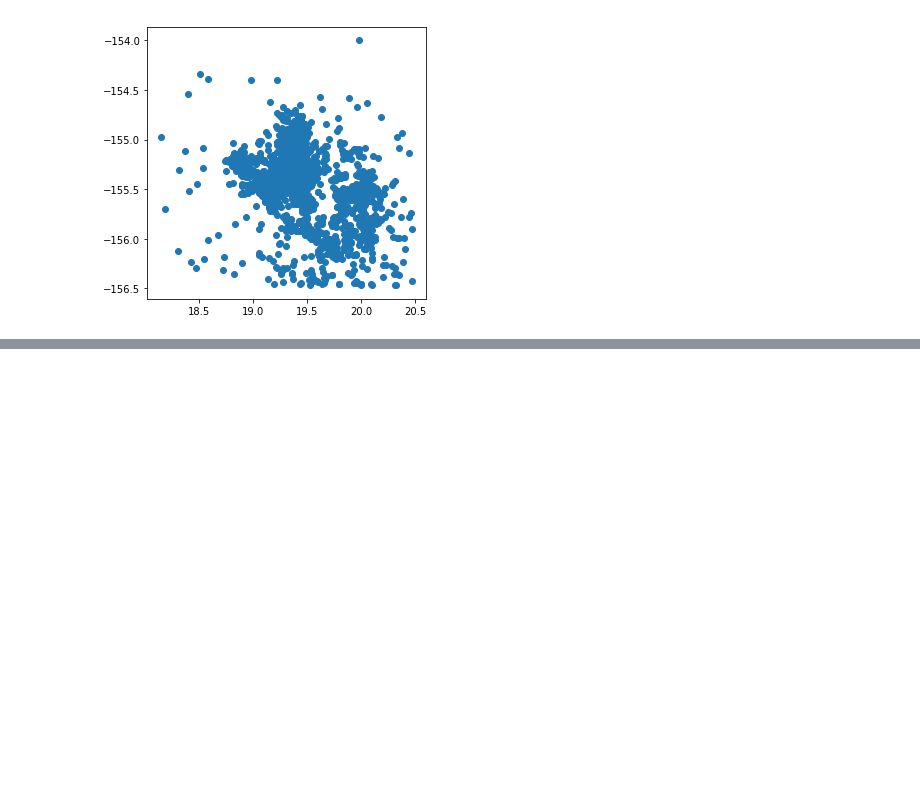
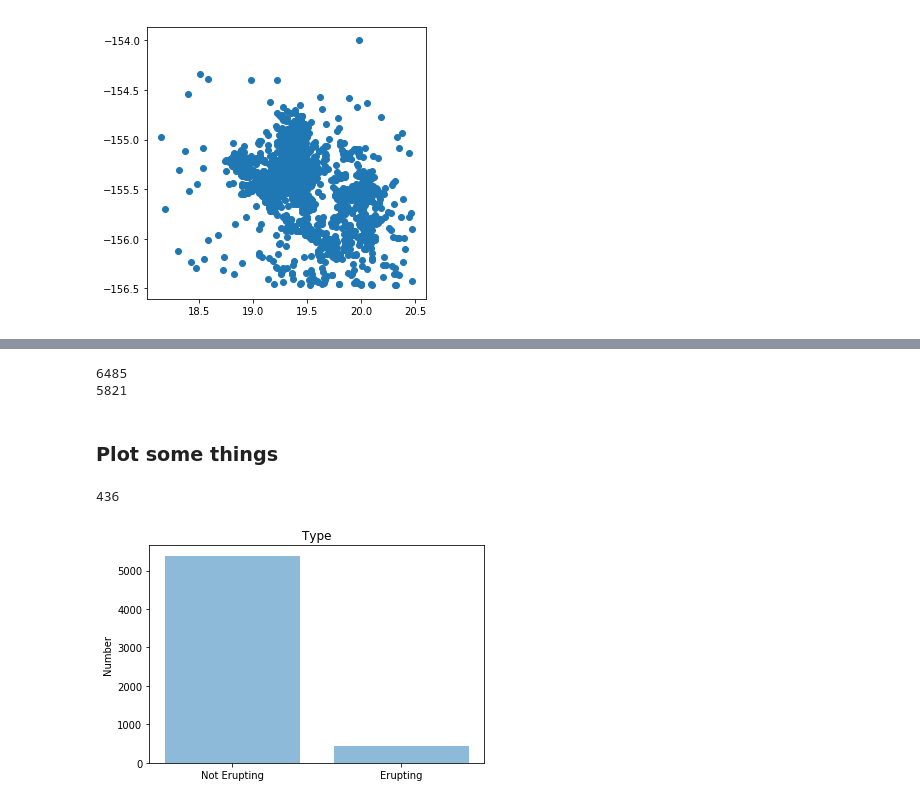
Before and after one commit to bmullet/PEEVED, a Jupyter notebook: Data Exploration.ipynb, the cells around one changed output, grey strips where cells are left out. Cells and saved outputs as stored; diff of their text form; code cells hidden in the pictures; blank space fills up the shorter version.

```diff
--- a/Data Exploration.ipynb
+++ b/Data Exploration.ipynb
@@ -42,0 +31,6 @@ datetime.datetime(2019, 10, 3, 6, 10, 43)
+# %%
+eruption_csv_path = 'PuuOo.csv'
+eq_csv_path       = 'puuoo_earthquakes.csv'
+
+p = PuuOo(eruption_csv_path)
+time, lat, lon, depth, mag = load_puuoo_eqs(eq_csv_path)
@@ -42,0 +55,48 @@ datetime.datetime(2019, 10, 3, 6, 10, 43)
+# %%
+from itertools import compress
+
+def prune_data(time, lat, lon, depth, mag, puuoo):
+    """
+    Prune data by removing all eqs that happened before eruption catalogue starts
+    WARNING: be careful with datatypes (assumes you want list for time and numpy array for other vars)
+    """
+
+    idx = [puuoo.was_erupting(t) is not None for t in time]
+
+    time     = list(compress(time, idx))
+    lat   = np.array(list(compress(lat, idx)))
+    lon   = np.array(list(compress(lon, idx)))
+    depth = np.array(list(compress(depth, idx)))
+    mag   = np.array(list(compress(mag, idx)))
+
+    return time, lat, lon, depth, mag
+# %%
+print(len(time))
+time, lat, lon, depth, mag = prune_data(time, lat, lon, depth, mag, p)
+print(len(time))
+# %% [output]
+6485
+5821
+# %%
+# Make additional array for erupting or not
+erupt = np.array([p.was_erupting(t) for t in time])
+# %% [markdown]
+### Plot some things
+# %%
+np.sum(erupt==True)
+# %% [output]
+436
+# %%
+# Number of events
+labels = ('Not Erupting', 'Erupting')
+y_pos = np.arange(len(labels))
+vals = [np.sum(erupt==False), np.sum(erupt==True)]
+
+plt.bar(y_pos, vals, align='center', alpha=0.5)
+plt.xticks(y_pos, labels)
+plt.ylabel('Number')
+plt.title('Type')
+
+plt.show()
+# %% [output]
+[figure, added]
```
Also changed, not shown: parts of 23 cells of this notebook, 4 other files.
